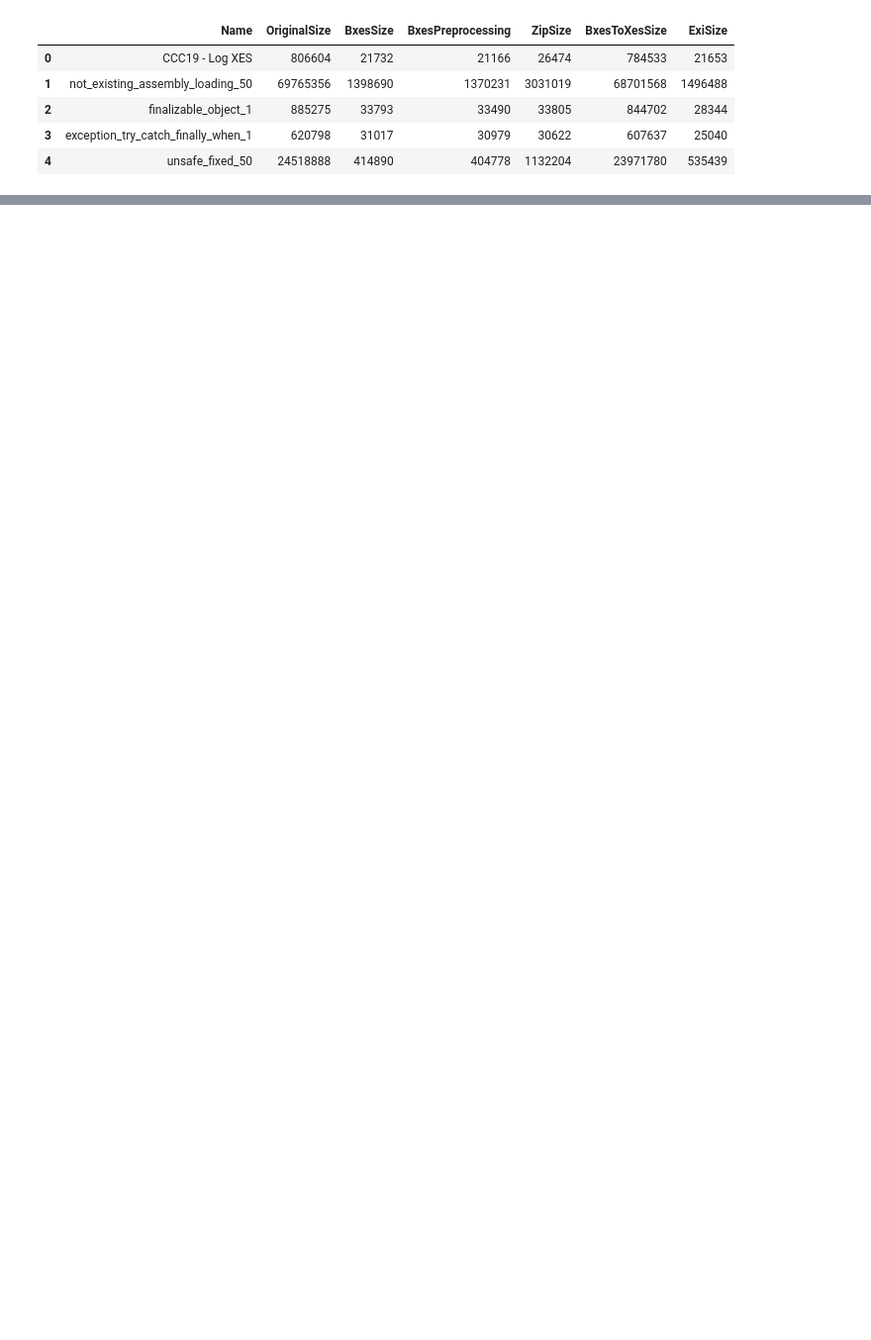
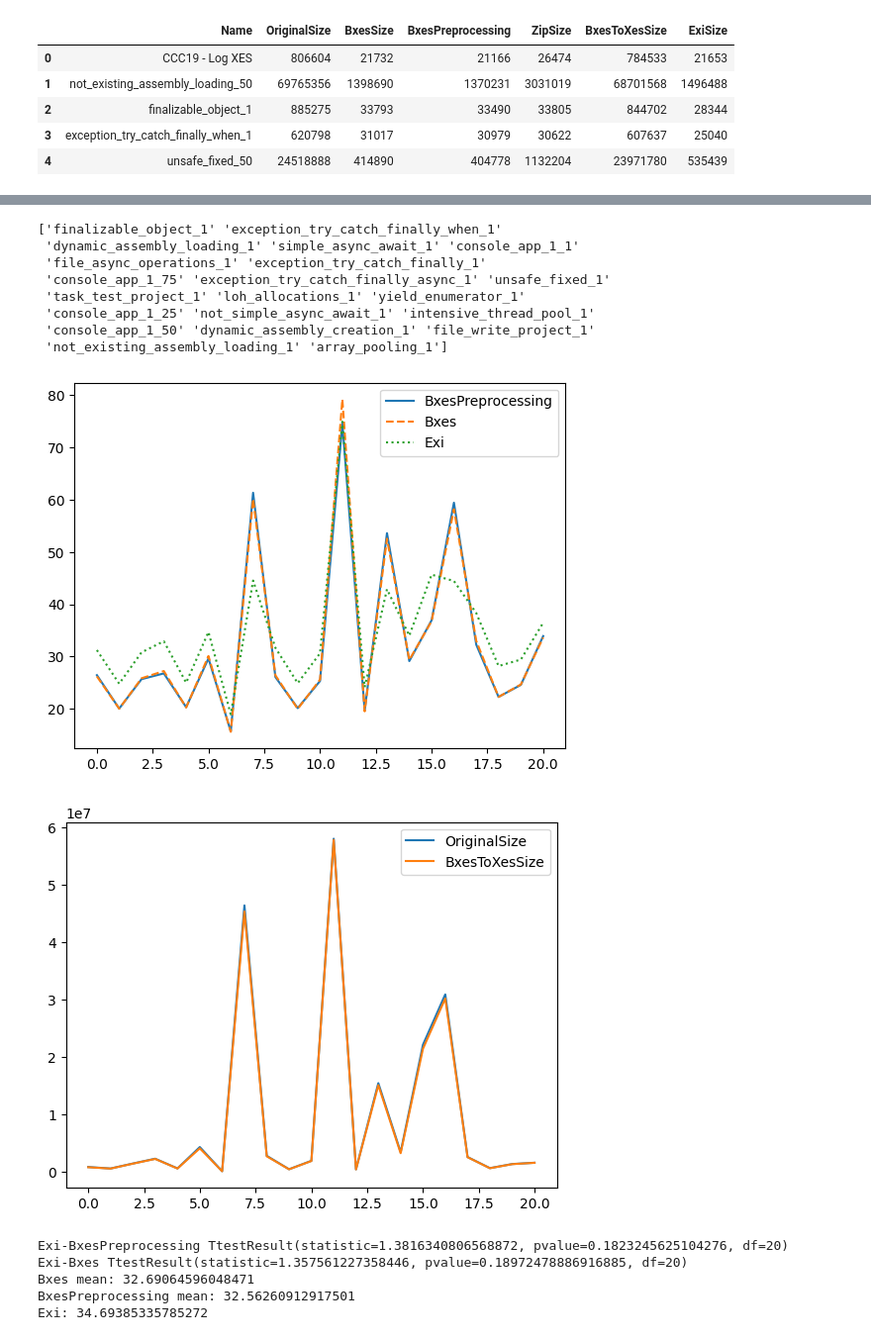
Before and after one commit to PM-IDE/bxes, a Jupyter notebook: research/main.ipynb, the cells around one changed output, grey strips where cells are left out. Shown: that part at 99% size. Cells and saved outputs as stored; diff of their text form; code cells hidden in the pictures; blank space fills up the shorter version.

```diff
--- a/research/main.ipynb
+++ b/research/main.ipynb
@@ -48,0 +86,21 @@ Exi: 47.36671226539508
+# %%
+def one_repeat_procfiler_logs_predicate(row):
+    return ('_1' in row['Name']) and 'BPI' not in row['Name']
+
+test_hypothesis_filtered_df(df, one_repeat_procfiler_logs_predicate)
+# %% [output]
+['finalizable_object_1' 'exception_try_catch_finally_when_1'
+ 'dynamic_assembly_loading_1' 'simple_async_await_1' 'console_app_1_1'
+ 'file_async_operations_1' 'exception_try_catch_finally_1'
+ 'console_app_1_75' 'exception_try_catch_finally_async_1' 'unsafe_fixed_1'
+ 'task_test_project_1' 'loh_allocations_1' 'yield_enumerator_1'
+ 'console_app_1_25' 'not_simple_async_await_1' 'intensive_thread_pool_1'
+ 'console_app_1_50' 'dynamic_assembly_creation_1' 'file_write_project_1'
+ 'not_existing_assembly_loading_1' 'array_pooling_1']
+[figure, added]
+[figure, added]
+Exi-BxesPreprocessing TtestResult(statistic=1.3816340806568872, pvalue=0.1823245625104276, df=20)
+Exi-Bxes TtestResult(statistic=1.357561227358446, pvalue=0.18972478886916885, df=20)
+Bxes mean: 32.69064596048471
+BxesPreprocessing mean: 32.56260912917501
+Exi: 34.69385335785272
```
Also changed, not shown: parts of 8 cells of this notebook.
